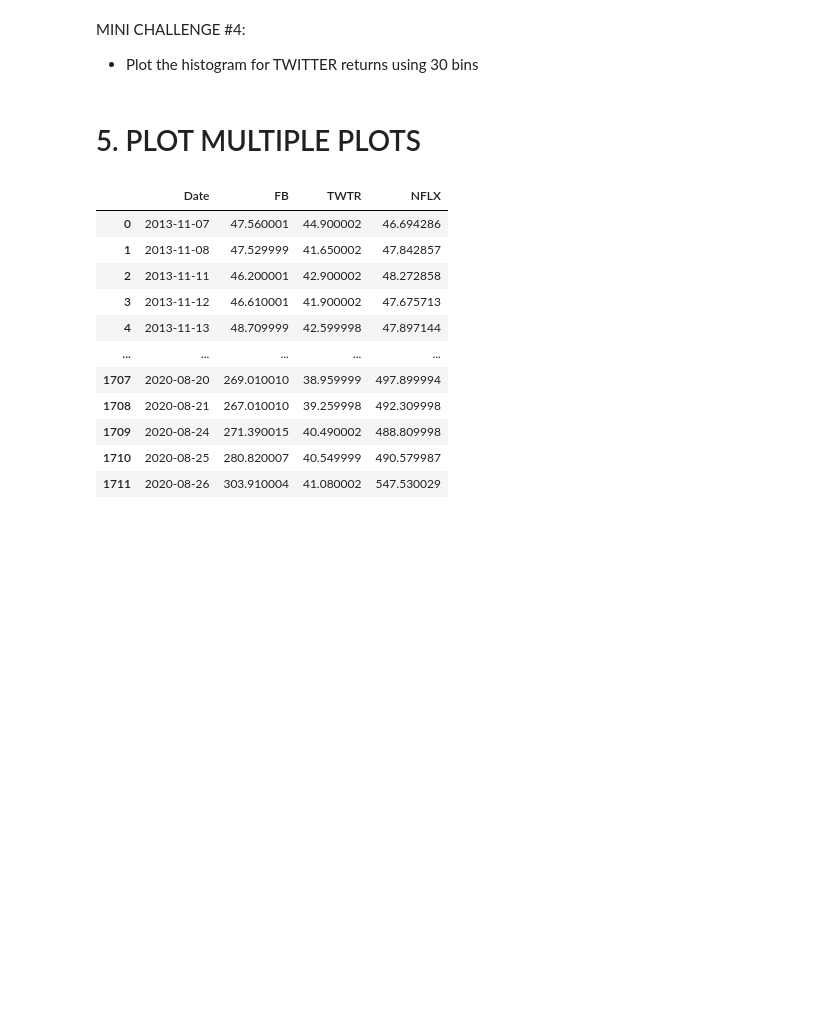
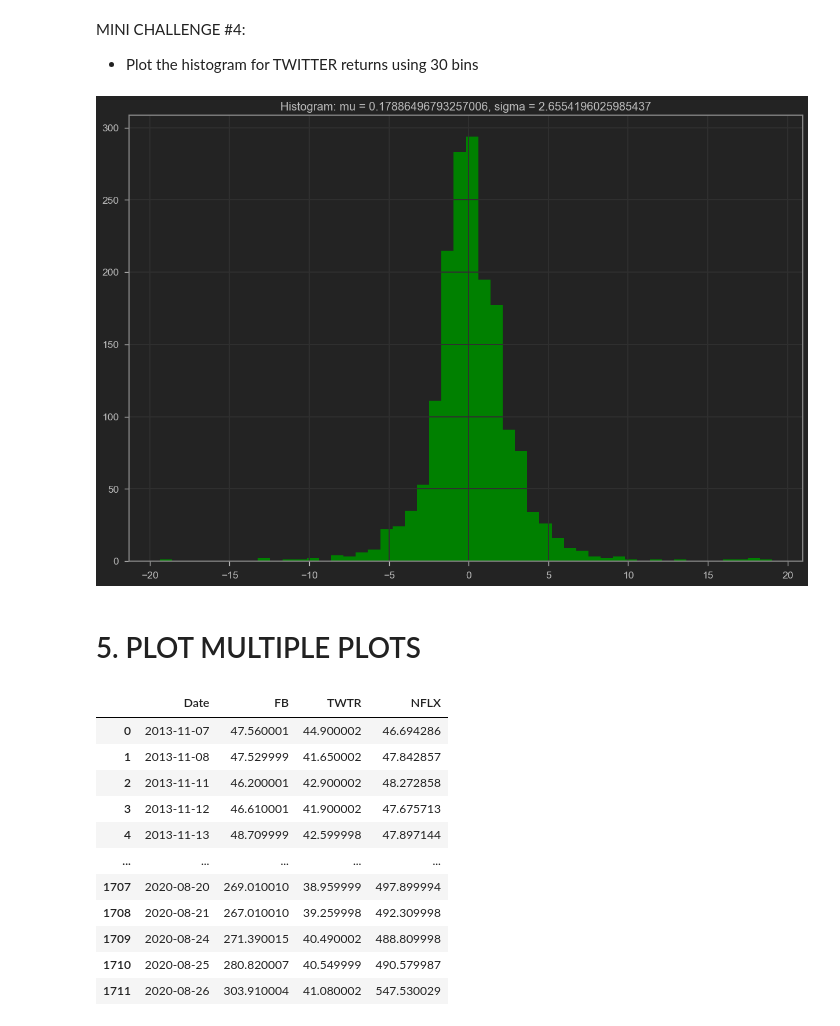
Before and after one commit to joe-trung/Matplotlib-and-seaborn, a Jupyter notebook: Notebook/Data Visualization with Python - Matplotlib and Seaborn.ipynb, the cells around one changed output. Cells and saved outputs as stored; diff of their text form; code cells hidden in the pictures; blank space fills up the shorter version.

```diff
--- a/Notebook/Data Visualization with Python - Matplotlib and Seaborn.ipynb
+++ b/Notebook/Data Visualization with Python - Matplotlib and Seaborn.ipynb
@@ -130,6 +148,16 @@ plt.show()
 # %% [markdown]
 MINI CHALLENGE #4:
 - Plot the histogram for TWITTER returns using 30 bins
+# %%
+mu = daily_df['NFLX'].mean()
+sigma = daily_df['NFLX'].std()
+
+plt.figure(figsize=(15,10))
+plt.grid()
+plt.title('Histogram: mu = ' + str(mu) + ', sigma = ' + str(sigma))
+plt.hist(daily_df['NFLX'], bins=50,color='green');
+# %% [output]
+[figure, added]
 # %% [markdown]
 # 5. PLOT MULTIPLE PLOTS
 # %%
```
Also changed, not shown: parts of 1 cell of this notebook.
